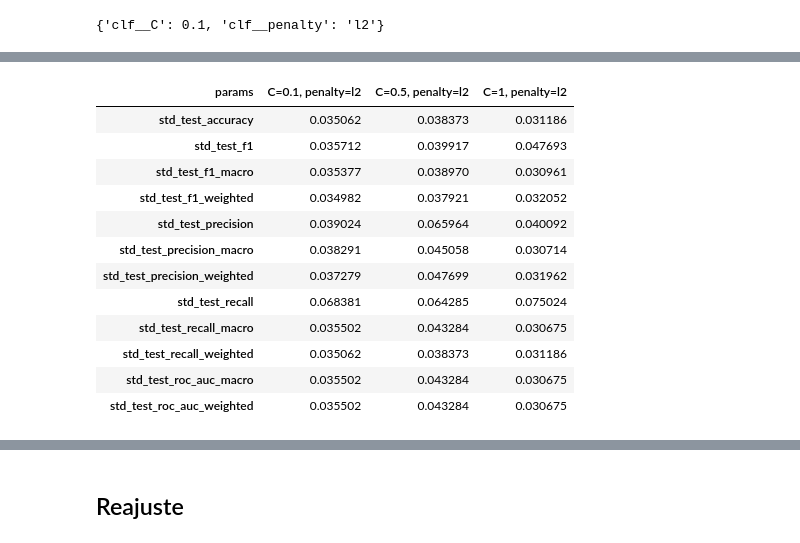
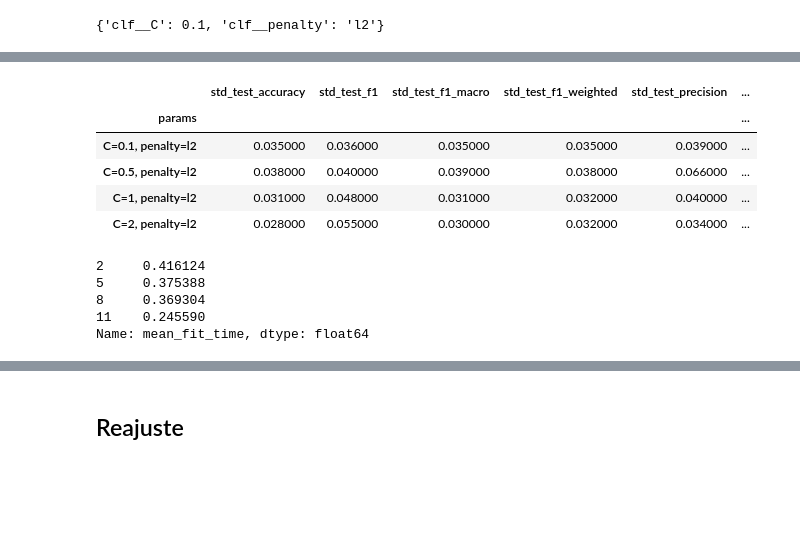
Before and after one commit to macfernandez/eddc-specialization-project, a Jupyter notebook: notebooks/06-model-training.ipynb, the cells around one changed output, grey strips where cells are left out. Cells and saved outputs as stored; diff of their text form; code cells hidden in the pictures; blank space fills up the shorter version.

Commit message:
add results

```diff
--- a/notebooks/06-model-training.ipynb
+++ b/notebooks/06-model-training.ipynb
@@ -118,18 +118,18 @@ scoring_method = {
     "f1_weighted": make_scorer(f1_score, average="weighted"),
     "f1_macro": make_scorer(f1_score, average="macro"),
     "precision": make_scorer(precision_score),
-    "precision_weighted": make_scorer(precision_score, average="weighted"),
-    "precision_macro": make_scorer(precision_score, average="macro"),
+    #"precision_weighted": make_scorer(precision_score, average="weighted"),
+    #"precision_macro": make_scorer(precision_score, average="macro"),
     "recall": make_scorer(recall_score),
-    "recall_weighted": make_scorer(recall_score, average="weighted"),
-    "recall_macro": make_scorer(recall_score, average="macro"),
-    "roc_auc_weighted": make_scorer(roc_auc_score, average="weighted"),
-    "roc_auc_macro": make_scorer(roc_auc_score, average="macro"),
+    #"recall_weighted": make_scorer(recall_score, average="weighted"),
+    #"recall_macro": make_scorer(recall_score, average="macro"),
+    #"roc_auc_weighted": make_scorer(roc_auc_score, average="weighted"),
+    #"roc_auc_macro": make_scorer(roc_auc_score, average="macro"),
 }
 # %%
 gs = GridSearchCV(
     estimator=pipeline,
-    param_grid={"clf__penalty": ["l1", "l2"], "clf__C": [0.1, 0.5, 1]},
+    param_grid={"clf__penalty": [None, "l1", "l2"], "clf__C": [0.1, 0.5, 1, 2]},
     cv=5,
     return_train_score=True,
     n_jobs=-1,
@@ -226,25 +216,26 @@ std_test_columns = results.filter(regex="std_test").columns.to_list()
 # %%
 (
     results
     .pivot_table(index=params_columns, values=std_test_columns)
-    .T
+    .applymap(lambda x: round(x, 3))
     .style
-    .highlight_min(axis=1, color="blue")
+    .highlight_min(axis=0, color="blue")
 )
 # %% [output]
-| params | C=0.1, penalty=l2 | C=0.5, penalty=l2 | C=1, penalty=l2 |
-| std_test_accuracy | 0.035062 | 0.038373 | 0.031186 |
-| std_test_f1 | 0.035712 | 0.039917 | 0.047693 |
-| std_test_f1_macro | 0.035377 | 0.038970 | 0.030961 |
-| std_test_f1_weighted | 0.034982 | 0.037921 | 0.032052 |
-| std_test_precision | 0.039024 | 0.065964 | 0.040092 |
-| std_test_precision_macro | 0.038291 | 0.045058 | 0.030714 |
-| std_test_precision_weighted | 0.037279 | 0.047699 | 0.031962 |
-| std_test_recall | 0.068381 | 0.064285 | 0.075024 |
-| std_test_recall_macro | 0.035502 | 0.043284 | 0.030675 |
-| std_test_recall_weighted | 0.035062 | 0.038373 | 0.031186 |
-| std_test_roc_auc_macro | 0.035502 | 0.043284 | 0.030675 |
-| std_test_roc_auc_weighted | 0.035502 | 0.043284 | 0.030675 |
+|  | std_test_accuracy | std_test_f1 | std_test_f1_macro | std_test_f1_weighted | std_test_precision | ... |
+| params |  |  |  |  |  | ... |
+| C=0.1, penalty=l2 | 0.035000 | 0.036000 | 0.035000 | 0.035000 | 0.039000 | ... |
+| C=0.5, penalty=l2 | 0.038000 | 0.040000 | 0.039000 | 0.038000 | 0.066000 | ... |
+| C=1, penalty=l2 | 0.031000 | 0.048000 | 0.031000 | 0.032000 | 0.040000 | ... |
+| C=2, penalty=l2 | 0.028000 | 0.055000 | 0.030000 | 0.032000 | 0.034000 | ... |
+# %%
+results["mean_fit_time"]
+# %% [output]
+2     0.416124
+5     0.375388
+8     0.369304
+11    0.245590
+Name: mean_fit_time, dtype: float64
 # %%
 test_f1_columns = results.filter(regex=r"test_f1$").columns.to_list()
 split_test_f1_columns = list(filter(lambda x: x.startswith("split"), test_f1_columns))
```
Also changed, not shown: parts of 11 cells of this notebook, 6 other files.
